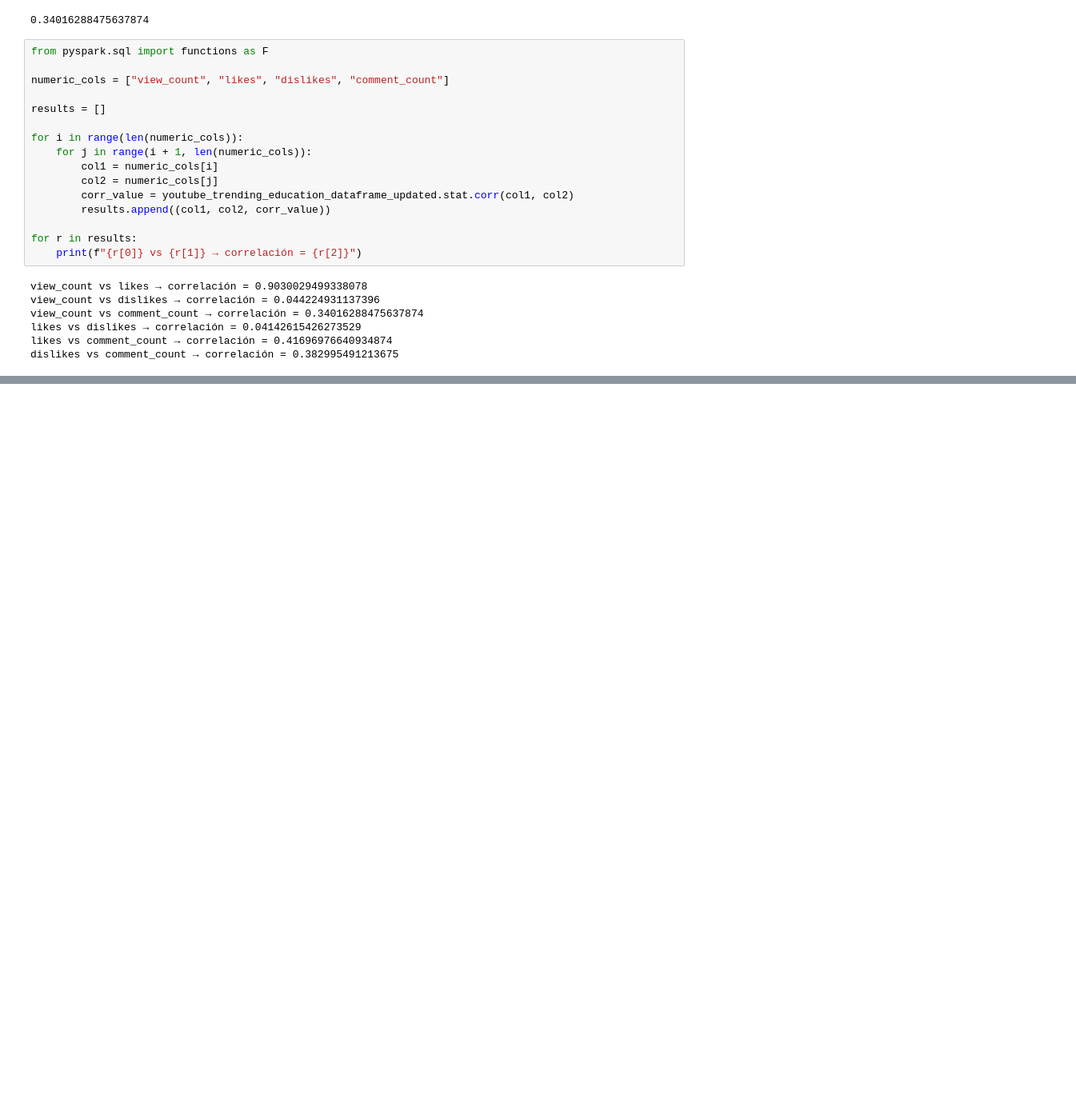
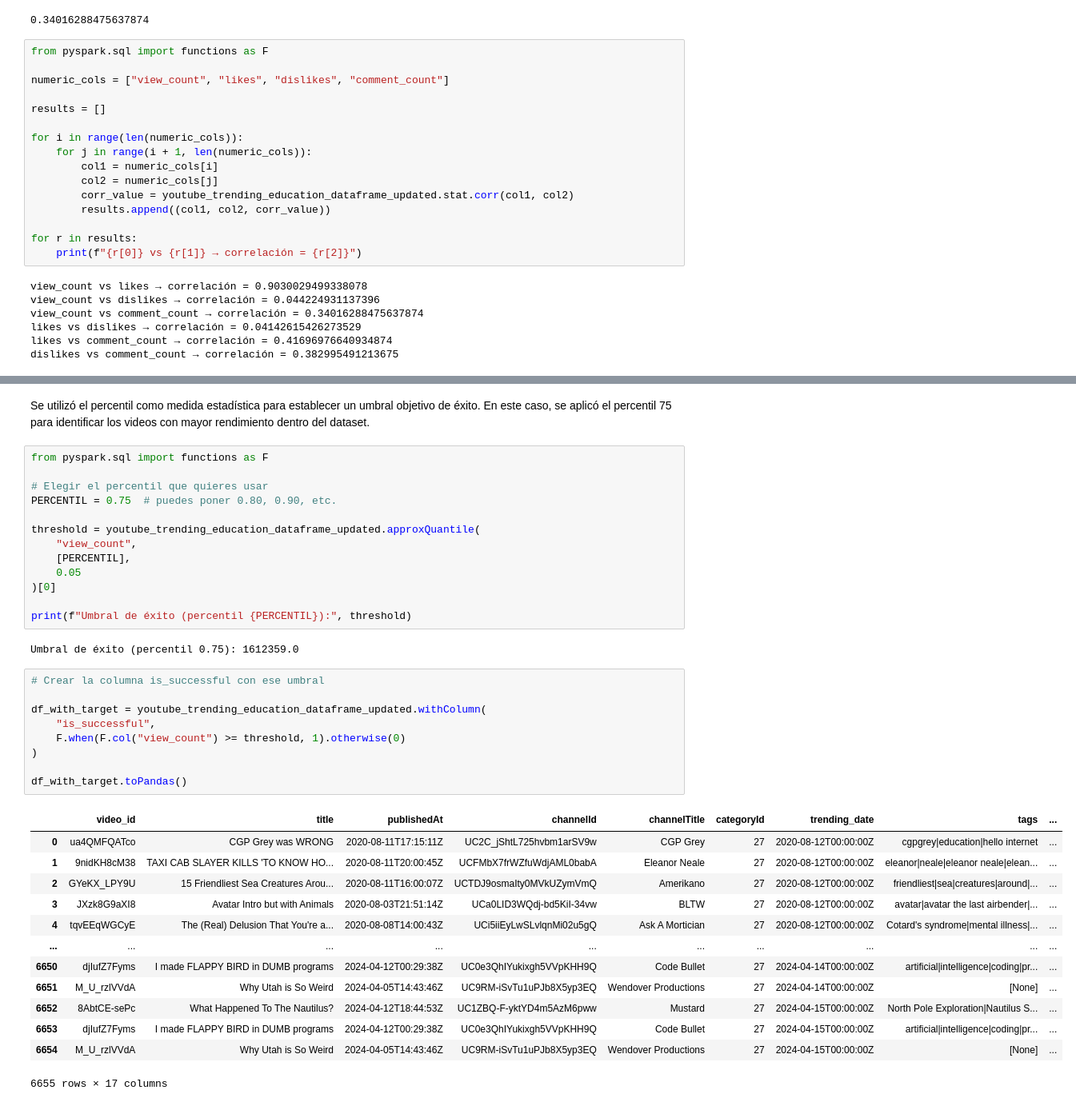
Before and after one commit to edutrul/youtube-trending, a Jupyter notebook: data-analysis-yt-2024.ipynb, the cells around one changed output, grey strips where cells are left out. Shown at 80% size. Cells and saved outputs as stored; diff of their text form; blank space fills up the shorter version.

Commit message:
Add new variable is_successfull

```diff
--- a/data-analysis-yt-2024.ipynb
+++ b/data-analysis-yt-2024.ipynb
@@ -297,3 +297,43 @@ plt.tight_layout()
 plt.show()
 # %% [output]
 [figure]
+# %% [markdown]
+Se utilizó el percentil como medida estadística para establecer un umbral objetivo de éxito. En este caso, se aplicó el percentil 75 para identificar los videos con mayor rendimiento dentro del dataset.
+# %%
+from pyspark.sql import functions as F
+
+# Elegir el percentil que quieres usar
+PERCENTIL = 0.75  # puedes poner 0.80, 0.90, etc.
+
+threshold = youtube_trending_education_dataframe_updated.approxQuantile(
+    "view_count",
+    [PERCENTIL],
+    0.05
+)[0]
+
+print(f"Umbral de éxito (percentil {PERCENTIL}):", threshold)
+# %% [output]
+Umbral de éxito (percentil 0.75): 1612359.0
+# %%
+# Crear la columna is_successful con ese umbral
+
+df_with_target = youtube_trending_education_dataframe_updated.withColumn(
+    "is_successful",
+    F.when(F.col("view_count") >= threshold, 1).otherwise(0)
+)
+
+df_with_target.toPandas()
+# %% [output]
+|  | video_id | title | publishedAt | channelId | channelTitle | categoryId | trending_date | tags | ... |
+| 0 | ua4QMFQATco | CGP Grey was WRONG | 2020-08-11T17:15:11Z | UC2C_jShtL725hvbm1arSV9w | CGP Grey | 27 | 2020-08-12T00:00:00Z | cgpgrey|education|hello internet | ... |
+| 1 | 9nidKH8cM38 | TAXI CAB SLAYER KILLS 'TO KNOW HO... | 2020-08-11T20:00:45Z | UCFMbX7frWZfuWdjAML0babA | Eleanor Neale | 27 | 2020-08-12T00:00:00Z | eleanor|neale|eleanor neale|elean... | ... |
+| 2 | GYeKX_LPY9U | 15 Friendliest Sea Creatures Arou... | 2020-08-11T16:00:07Z | UCTDJ9osmaIty0MVkUZymVmQ | Amerikano | 27 | 2020-08-12T00:00:00Z | friendliest|sea|creatures|around|... | ... |
+| 3 | JXzk8G9aXI8 | Avatar Intro but with Animals | 2020-08-03T21:51:14Z | UCa0LID3WQdj-bd5KiI-34vw | BLTW | 27 | 2020-08-12T00:00:00Z | avatar|avatar the last airbender|... | ... |
+| 4 | tqvEEqWGCyE | The (Real) Delusion That You're a... | 2020-08-08T14:00:43Z | UCi5iiEyLwSLvlqnMi02u5gQ | Ask A Mortician | 27 | 2020-08-12T00:00:00Z | Cotard's syndrome|mental illness|... | ... |
+| ... | ... | ... | ... | ... | ... | ... | ... | ... | ... |
+| 6650 | djIufZ7Fyms | I made FLAPPY BIRD in DUMB programs | 2024-04-12T00:29:38Z | UC0e3QhIYukixgh5VVpKHH9Q | Code Bullet | 27 | 2024-04-14T00:00:00Z | artificial|intelligence|coding|pr... | ... |
+| 6651 | M_U_rzlVVdA | Why Utah is So Weird | 2024-04-05T14:43:46Z | UC9RM-iSvTu1uPJb8X5yp3EQ | Wendover Productions | 27 | 2024-04-14T00:00:00Z | [None] | ... |
+| 6652 | 8AbtCE-sePc | What Happened To The Nautilus? | 2024-04-12T18:44:53Z | UC1ZBQ-F-yktYD4m5AzM6pww | Mustard | 27 | 2024-04-15T00:00:00Z | North Pole Exploration|Nautilus S... | ... |
+| 6653 | djIufZ7Fyms | I made FLAPPY BIRD in DUMB programs | 2024-04-12T00:29:38Z | UC0e3QhIYukixgh5VVpKHH9Q | Code Bullet | 27 | 2024-04-15T00:00:00Z | artificial|intelligence|coding|pr... | ... |
+| 6654 | M_U_rzlVVdA | Why Utah is So Weird | 2024-04-05T14:43:46Z | UC9RM-iSvTu1uPJb8X5yp3EQ | Wendover Productions | 27 | 2024-04-15T00:00:00Z | [None] | ... |
+6655 rows × 17 columns
```
